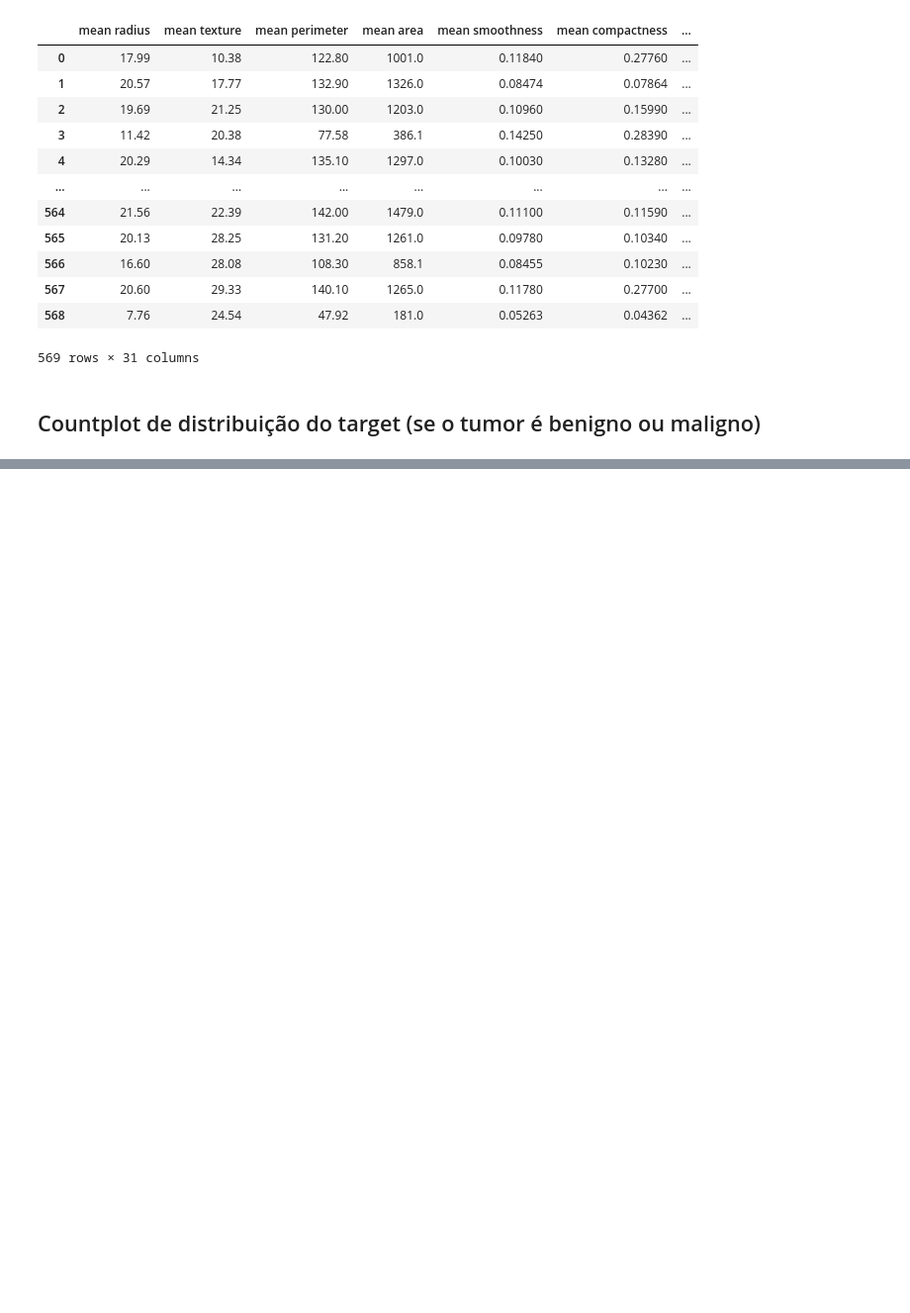
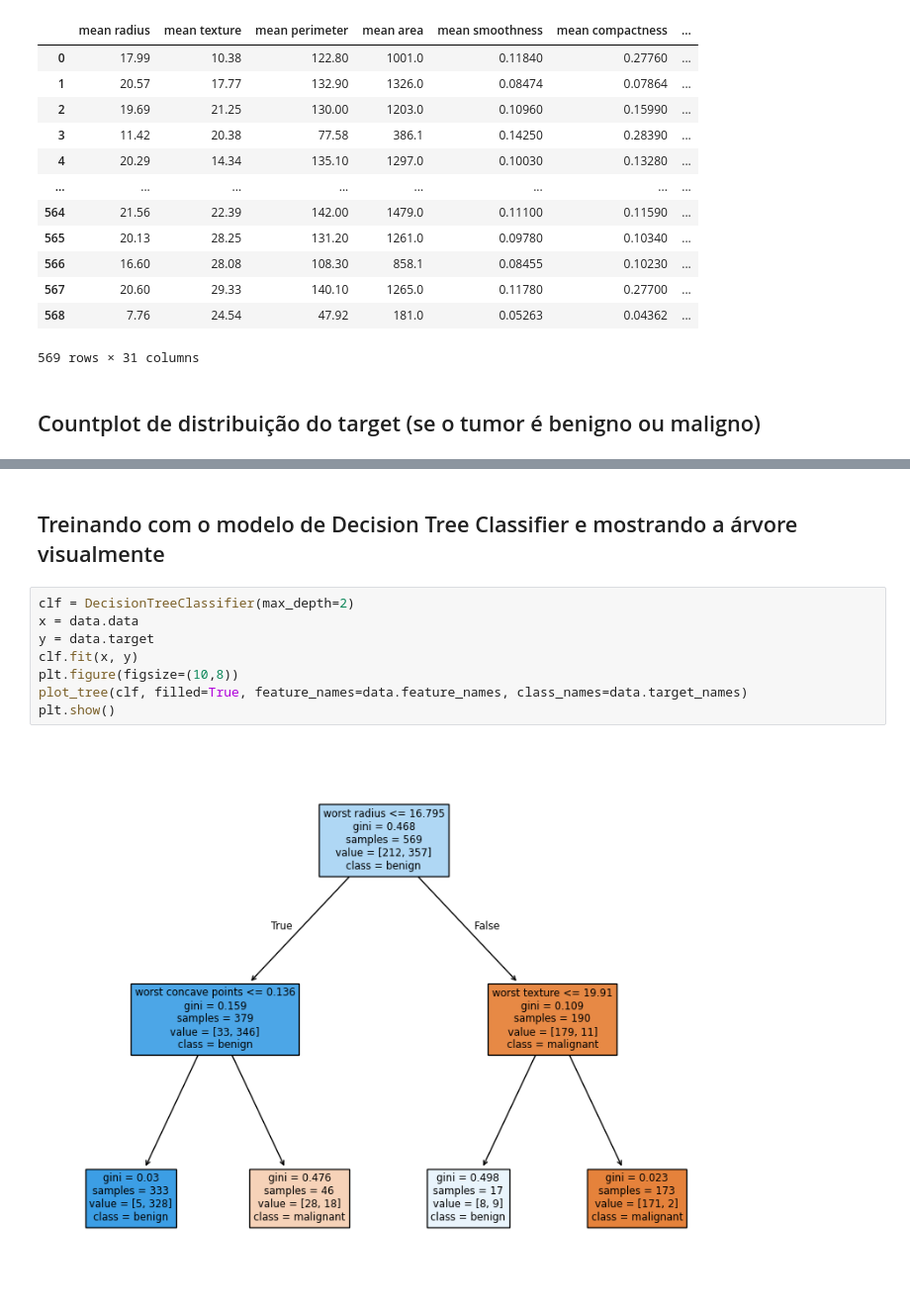
Before and after one commit to jheni1e/IA-Machine-Learning, a Jupyter notebook: 11. Advanced Topics.ipynb, the cells around one changed output, grey strips where cells are left out. Shown at 99% size. Cells and saved outputs as stored; diff of their text form; blank space fills up the shorter version.

Commit message:
training with decision tree

```diff
--- a/11. Advanced Topics.ipynb
+++ b/11. Advanced Topics.ipynb
@@ -68,0 +70,12 @@ plt.show()
+# %% [markdown]
+## Treinando com o modelo de Decision Tree Classifier e mostrando a árvore visualmente
+# %%
+clf = DecisionTreeClassifier(max_depth=2)
+x = data.data
+y = data.target
+clf.fit(x, y)
+plt.figure(figsize=(10,8))
+plot_tree(clf, filled=True, feature_names=data.feature_names, class_names=data.target_names)
+plt.show()
+# %% [output]
+[figure, added]
```
Also changed, not shown: parts of 1 cell of this notebook.
